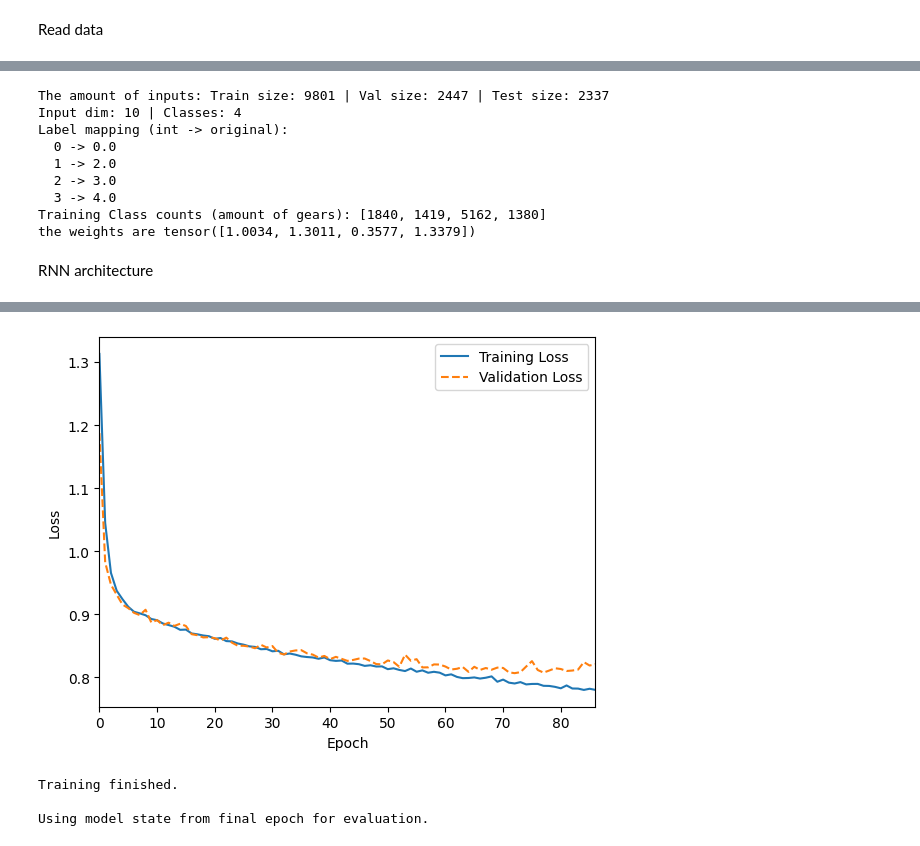
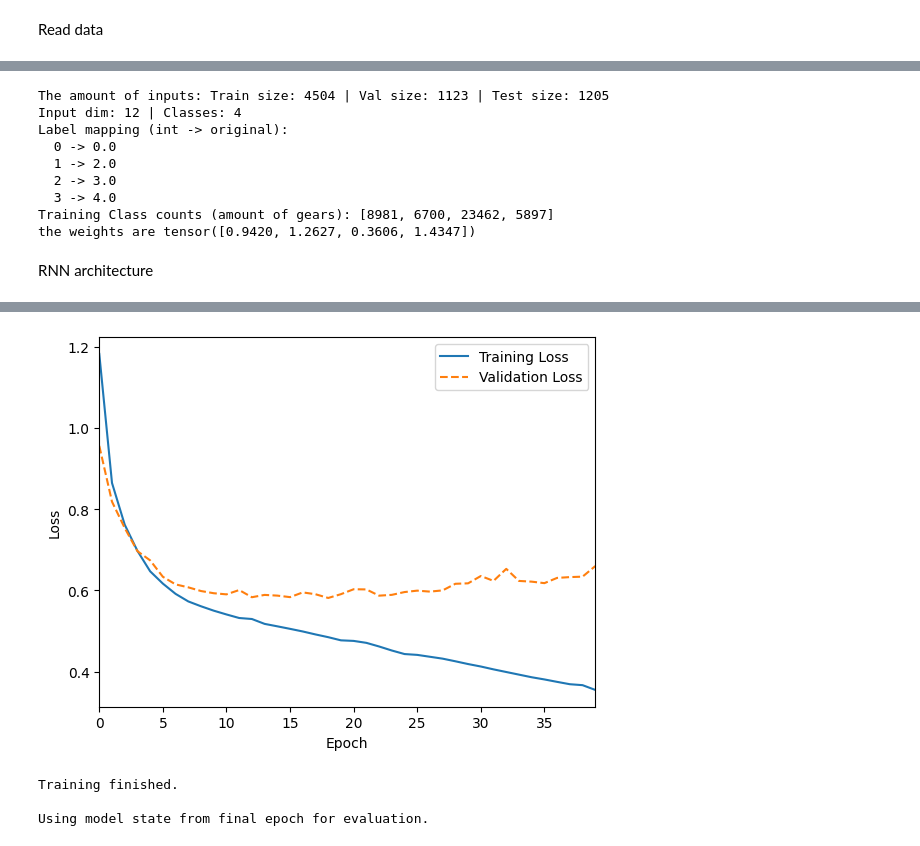
Before and after one commit to zebborjesson/tra300-ski-technique-classification, a Jupyter notebook: code/RNN.ipynb, the cells around one changed output, grey strips where cells are left out. Cells and saved outputs as stored; diff of their text form; code cells hidden in the pictures.

Commit message:
Updates to RNN and GRU to include stable gears from Gustaf, which increases accuracy by several percentage points

```diff
--- a/code/RNN.ipynb
+++ b/code/RNN.ipynb
@@ -41,8 +41,10 @@ for file in csv_files:
     dataframes_test[file] = df
 # %%
 ####
-input_cols = ["speed_kmph", "power_w", "frequency_ppm", "thrust_left_ms", "thrust_right_ms", "impulse_left_ns", "impulse_right_ns", "force_meanl_n", "force_meanr_n", "f_tot_mean_n"] #ADD columns from avaialble ones if needed
+input_cols_poles = ["frequency_ppm", "thrust_left_ms", "thrust_right_ms", "impulse_left_ns", "impulse_right_ns", "force_meanl_n", "force_meanr_n", "f_tot_mean_n"] #ADD columns from avaialble ones if needed
+GNNS_poles = ['ns1:AltitudeMeters', 'ns2:Speed', 'ns2:RunCadence', 'ns2:Watts']
 output_cols = ["Gear"]
+input_cols = input_cols_poles + GNNS_poles
 
 print("Loaded CSV files:")
 for k in sorted(dataframes.keys()):
@@ -179,7 +181,7 @@ def make_sequences(X_t, y_t, seq_len=SEQ_LEN, stride=STRIDE):
     X_seq, y_seq = [], []
     for i in range(0, len(X_t) - seq_len + 1, stride):
         X_seq.append(X_t[i:i+seq_len])
-        y_seq.append(y_t[i+seq_len-1])
+        y_seq.append(y_t[i:i+seq_len])
     X_seq = torch.stack(X_seq)      # shape: (num_sequences, seq_len, num_features)
     y_seq = torch.stack(y_seq)      # shape: (num_sequences,)
     return X_seq, y_seq
@@ -199,10 +201,9 @@ X_test_seq shape:  torch.Size([2337, 10, 10])
 # %%
 #### WEIGHT Class weights (based on new, smaller training set)
-
-input_dim = X_train_t.shape[1]
+input_dim = X_train_seq.shape[2]
 output_dim = num_classes
 
-counts_np = np.bincount(y_train_seq, minlength=num_classes)
+counts_np = np.bincount(y_train_seq.reshape(-1), minlength=num_classes)
 class_counts = torch.tensor(counts_np, dtype=torch.float32)
 with torch.no_grad():
     class_weights = torch.where(class_counts > 0, 1.0 / class_counts, torch.tensor(0.0))
@@ -218,12 +219,12 @@ for i, name in enumerate(label_encoder.classes_):
 print("Training Class counts (amount of gears):", counts_np.tolist())
 print(f"the weights are {class_weights}")
 # %% [output]
-The amount of inputs: Train size: 9801 | Val size: 2447 | Test size: 2337
-Input dim: 10 | Classes: 4
+The amount of inputs: Train size: 4504 | Val size: 1123 | Test size: 1205
+Input dim: 12 | Classes: 4
 Label mapping (int -> original):
   0 -> 0.0
   1 -> 2.0
   2 -> 3.0
   3 -> 4.0
-Training Class counts (amount of gears): [1840, 1419, 5162, 1380]
-the weights are tensor([1.0034, 1.3011, 0.3577, 1.3379])
+Training Class counts (amount of gears): [8981, 6700, 23462, 5897]
+the weights are tensor([0.9420, 1.2627, 0.3606, 1.4347])
@@ -277,7 +317,7 @@ RNN architecture
 EPOCHS = 100
 BATCH_SIZE = 128
 PRINT_EVERY = 1
-hidden_size = 16
+hidden_size = 64
 
 model = nn.RNN(input_size=input_dim, hidden_size= hidden_size, num_layers=3, nonlinearity='relu', batch_first=True)
 fc = nn.Linear(hidden_size, output_dim)  # Map hidden state → class logits
@@ -288,7 +328,7 @@ optimizer = optim.Adam(model.parameters(), lr=1e-3, weight_decay=1e-5)
 history = {'train_loss': [], 'val_loss': [], 'val_acc': []}
 
 print("Starting training...")
-early_stopper = EarlyStopper(patience=5, min_delta=0.01)
+early_stopper = EarlyStopper(patience=5, min_delta=0.05)
 #in case early stopping
 epoch_counter = 1
 
@@ -296,21 +336,31 @@ for epoch in range(1, EPOCHS + 1):
     # --- Training Phase ---
     model.train()
     fc.train()
+
     running_loss = 0.0
+    total_train_samples = 0
+
     for Xb, yb in batches(X_train_seq, y_train_seq, BATCH_SIZE):
         optimizer.zero_grad()
 
-        out, h_n = model(Xb)
-        out = out[:, -1,:]
-        out = fc(out)
+        # Forward pass
+        out, _ = model(Xb)          # out: (batch, seq_len, hidden)
+        logits = fc(out)            # logits: (batch, seq_len, num_classes)
 
-        loss = criterion(out, yb)
+        # Flatten batch + sequence dims
+        loss = criterion(
+            logits.reshape(-1, output_dim),   # (batch*seq_len, C)
+            yb.reshape(-1)                    # (batch*seq_len)
+        )
+
+        # Backprop
         loss.backward()
+        optimizer.step()
 
-        optimizer.step()
-        running_loss += loss.item() * Xb.size(0)
+        running_loss += loss.item() * Xb.size(0) * Xb.size(1)  # multiply by seq_len
+        total_train_samples += Xb.size(0) * Xb.size(1)
 
-    avg_train_loss = running_loss / len(X_train_seq)
+    avg_train_loss = running_loss / total_train_samples
     history['train_loss'].append(avg_train_loss)
 
     # --- Validation Phase ---
@@ -319,22 +369,29 @@ for epoch in range(1, EPOCHS + 1):
 
     val_loss = 0.0
     val_correct = 0
-    total_samples = 0
+    total_val_samples = 0
 
     with torch.no_grad():
         for Xb, yb in batches(X_val_seq, y_val_seq, BATCH_SIZE, shuffle=False):
-            out, _ = model(Xb)
-            out = out[:, -1, :]
-            out = fc(out)
 
-            loss = criterion(out, yb)
-            val_loss += loss.item() * Xb.size(0)   # weight by batch size
+            out, _ = model(Xb)           # (batch, seq_len, hidden)
+            logits = fc(out)             # (batch, seq_len, num_classes)
 
-            preds = out.argmax(dim=1)
+            # Loss over all timesteps
+            loss = criterion(
+                logits.reshape(-1, output_dim), #Gives us [batch* seq_length, num_classes]
+                yb.reshape(-1)
+            )
+
+            val_loss += loss.item() * Xb.size(0) * Xb.size(1)
+
+            # Predictions for accuracy
+            preds = logits.argmax(dim=2)      # (batch, seq_len)
             val_correct += (preds == yb).sum().item()
-            total_samples += Xb.size(0)
-    avg_val_loss = val_loss / total_samples
-    val_accuracy = val_correct / total_samples
+            total_val_samples += yb.numel()
+
+    avg_val_loss = val_loss / total_val_samples
+    val_accuracy = val_correct / total_val_samples
     history['val_loss'].append(avg_val_loss)
     history['val_acc'].append(val_accuracy)
 
@@ -379,5 +436,5 @@ Epoch 087 | Train loss: 0.7803 | Val loss: 0.8211 | Val Acc: 0.6404
 Early stopping
-[figure, old version]
+[figure, new version]
 Training finished.
 
 Using model state from final epoch for evaluation.
```
Also changed, not shown: parts of 10 cells of this notebook, 1 other file.
